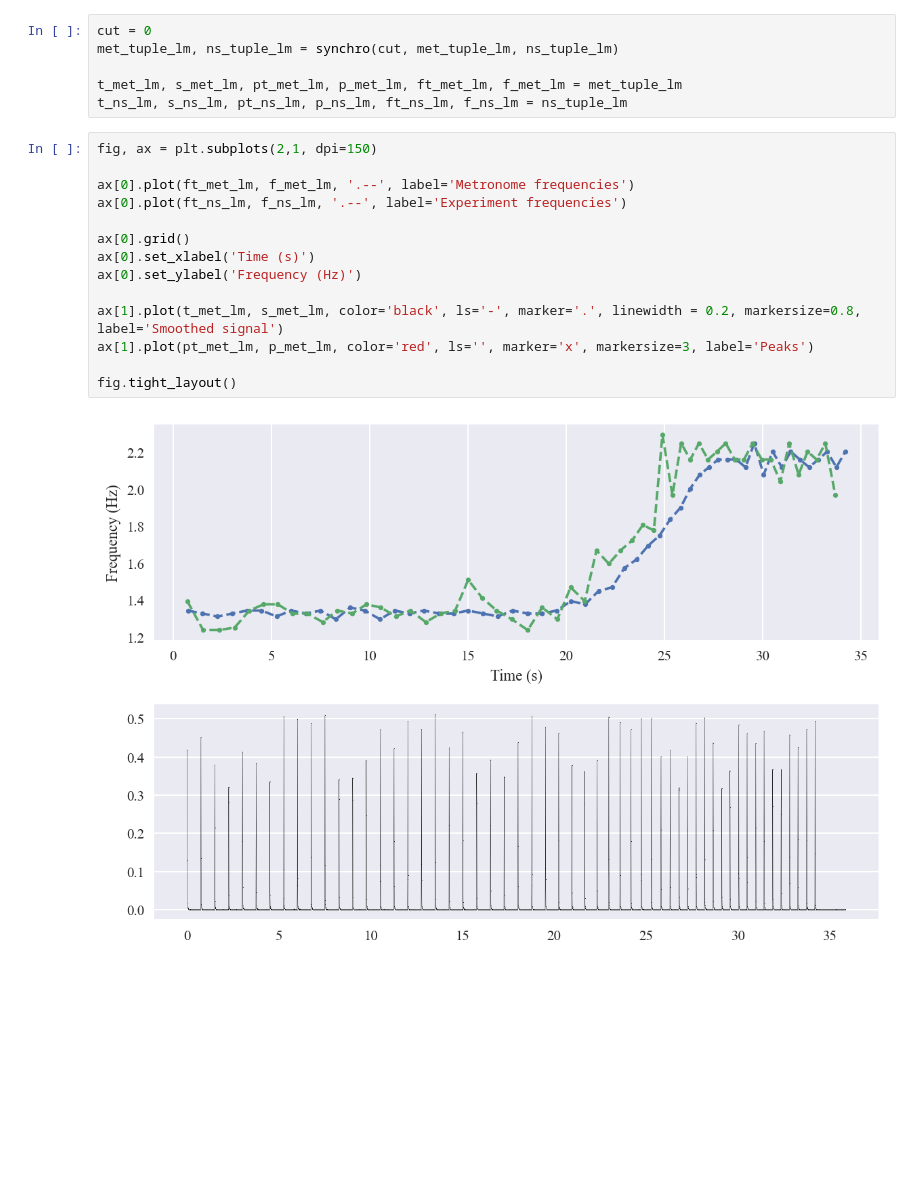
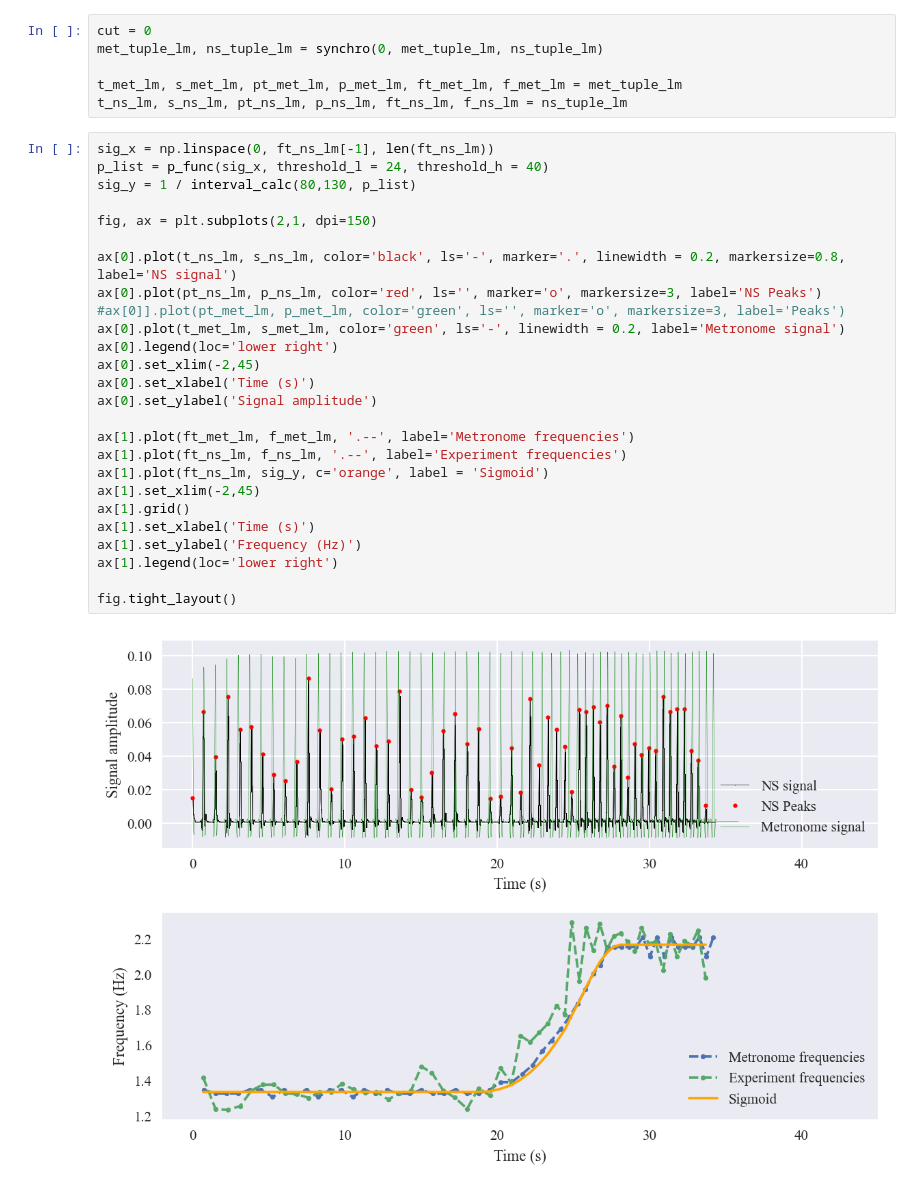
Before and after one commit to nielsdavidsen/Bachelor_2024, a Jupyter notebook: read_sound.ipynb, the cells around one changed output. Saved outputs shown, nothing was run; the diff lists cells and outputs as text; blank space fills up the shorter version.

```diff
--- a/read_sound.ipynb
+++ b/read_sound.ipynb
@@ -260,23 +362,35 @@ fig.tight_layout()
 # %%
 cut = 0
-met_tuple_lm, ns_tuple_lm = synchro(cut, met_tuple_lm, ns_tuple_lm)
+met_tuple_lm, ns_tuple_lm = synchro(0, met_tuple_lm, ns_tuple_lm)
 
 t_met_lm, s_met_lm, pt_met_lm, p_met_lm, ft_met_lm, f_met_lm = met_tuple_lm
 t_ns_lm, s_ns_lm, pt_ns_lm, p_ns_lm, ft_ns_lm, f_ns_lm = ns_tuple_lm
-# %%
-fig, ax = plt.subplots(2,1, dpi=150)
-
-ax[0].plot(ft_met_lm, f_met_lm, '.--', label='Metronome frequencies')
-ax[0].plot(ft_ns_lm, f_ns_lm, '.--', label='Experiment frequencies')
-
-ax[0].grid()
-ax[0].set_xlabel('Time (s)')
-ax[0].set_ylabel('Frequency (Hz)')
-
-ax[1].plot(t_met_lm, s_met_lm, color='black', ls='-', marker='.', linewidth = 0.2, markersize=0.8, label='Smoothed signal')
-ax[1].plot(pt_met_lm, p_met_lm, color='red', ls='', marker='x', markersize=3, label='Peaks')
-
-fig.tight_layout()
-# %% [output]
-[figure, removed]
+# %%
+sig_x = np.linspace(0, ft_ns_lm[-1], len(ft_ns_lm))
+p_list = p_func(sig_x, threshold_l = 24, threshold_h = 40)
+sig_y = 1 / interval_calc(80,130, p_list)
+
+fig, ax = plt.subplots(2,1, dpi=150)
+
+ax[0].plot(t_ns_lm, s_ns_lm, color='black', ls='-', marker='.', linewidth = 0.2, markersize=0.8, label='NS signal')
+ax[0].plot(pt_ns_lm, p_ns_lm, color='red', ls='', marker='o', markersize=3, label='NS Peaks')
+#ax[0]].plot(pt_met_lm, p_met_lm, color='green', ls='', marker='o', markersize=3, label='Peaks')
+ax[0].plot(t_met_lm, s_met_lm, color='green', ls='-', linewidth = 0.2, label='Metronome signal')
+ax[0].legend(loc='lower right')
+ax[0].set_xlim(-2,45)
+ax[0].set_xlabel('Time (s)')
+ax[0].set_ylabel('Signal amplitude')
+
+ax[1].plot(ft_met_lm, f_met_lm, '.--', label='Metronome frequencies')
+ax[1].plot(ft_ns_lm, f_ns_lm, '.--', label='Experiment frequencies')
+ax[1].plot(ft_ns_lm, sig_y, c='orange', label = 'Sigmoid')
+ax[1].set_xlim(-2,45)
+ax[1].grid()
+ax[1].set_xlabel('Time (s)')
+ax[1].set_ylabel('Frequency (Hz)')
+ax[1].legend(loc='lower right')
+
+fig.tight_layout()
+# %% [output]
+[figure, added]
 # %%
```
Also changed, not shown: parts of 15 cells of this notebook, 2 other files.
